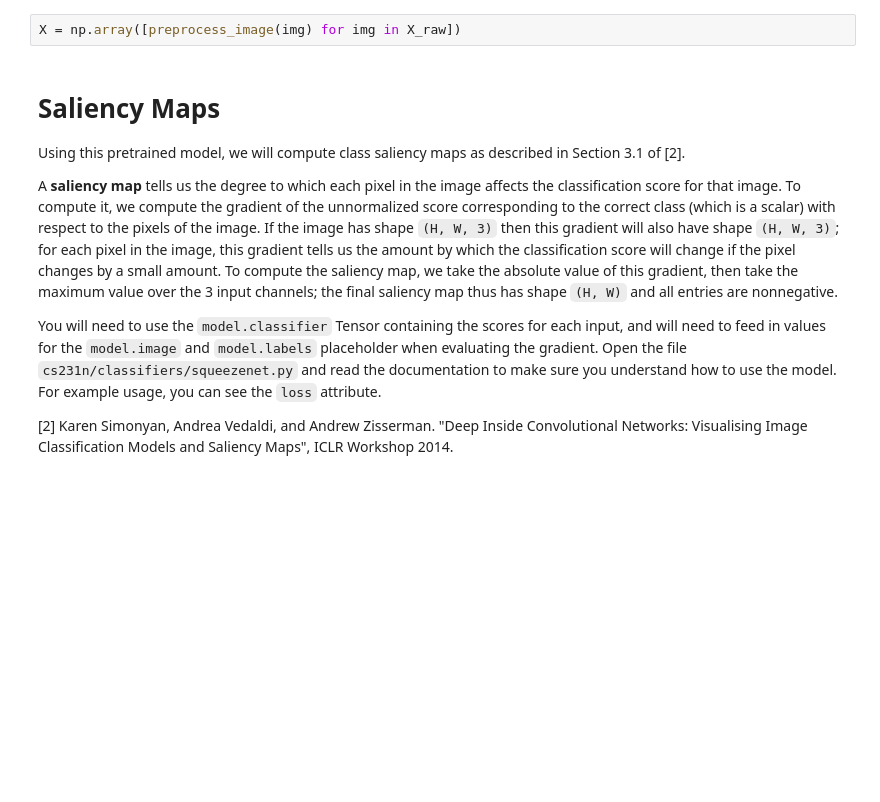
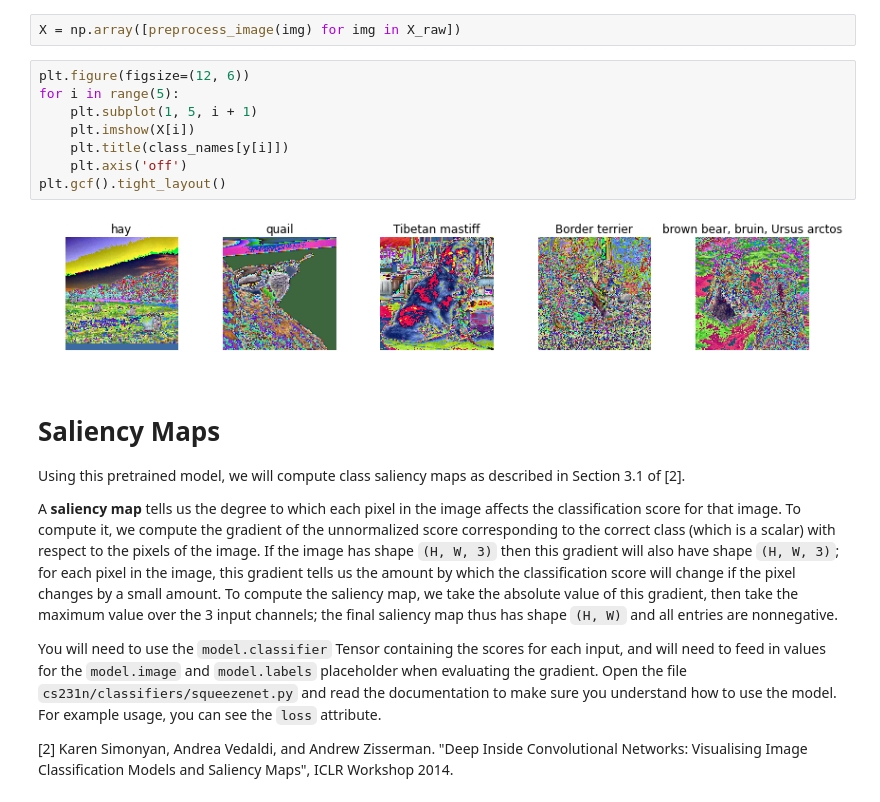
Before and after one commit to runnphoenix/cs231nAssignments, a Jupyter notebook: assignment3-2017/NetworkVisualization-TensorFlow.ipynb, the cells around one changed output. Saved outputs shown, nothing was run; the diff lists cells and outputs as text; blank space fills up the shorter version.

Commit message:
finish assign3-2017 NetworkVisualization-Tensorflow

```diff
--- a/assignment3-2017/NetworkVisualization-TensorFlow.ipynb
+++ b/assignment3-2017/NetworkVisualization-TensorFlow.ipynb
@@ -94,6 +97,16 @@ plt.gcf().tight_layout()
 The input to the pretrained model is expected to be normalized, so we first preprocess the images by subtracting the pixelwise mean and dividing by the pixelwise standard deviation.
 # %%
 X = np.array([preprocess_image(img) for img in X_raw])
+# %%
+plt.figure(figsize=(12, 6))
+for i in range(5):
+    plt.subplot(1, 5, i + 1)
+    plt.imshow(X[i])
+    plt.title(class_names[y[i]])
+    plt.axis('off')
+plt.gcf().tight_layout()
+# %% [output]
+[figure, added]
 # %% [markdown]
 # Saliency Maps
 Using this pretrained model, we will compute class saliency maps as described in Section 3.1 of [2].
```
Also changed, not shown: parts of 8 cells of this notebook.
